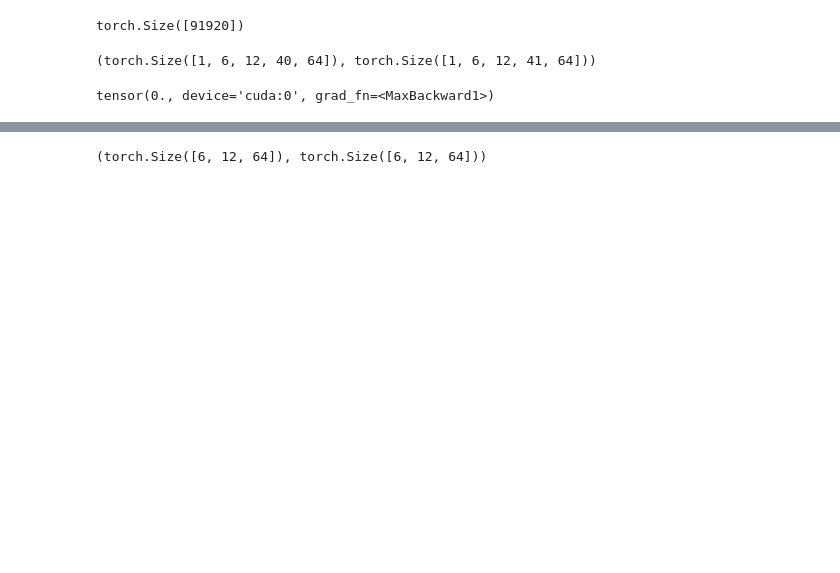
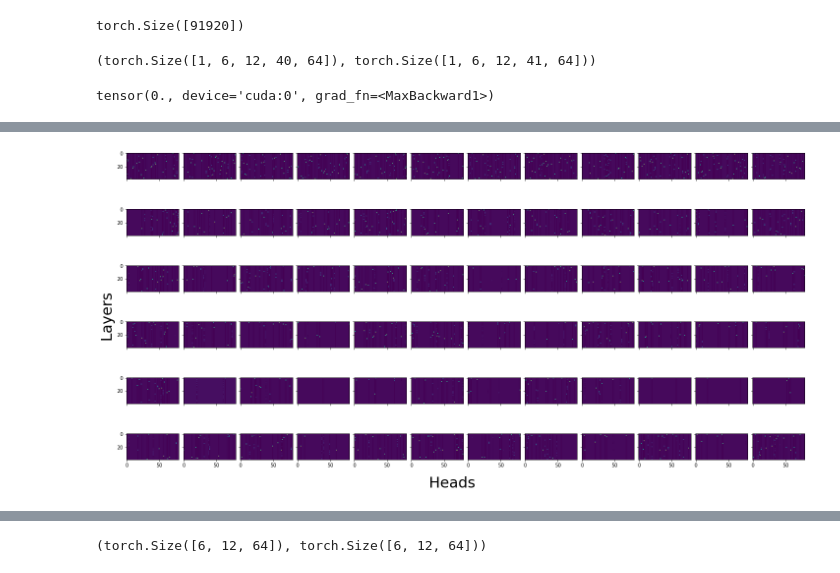
Before and after one commit to akarshkumar0101/transformer-memory, a Jupyter notebook: dead_memories.ipynb, the cells around one changed output, grey strips where cells are left out. Saved outputs shown, nothing was run; the diff lists cells and outputs as text; code cells hidden in the pictures; blank space fills up the shorter version.

```diff
--- a/dead_memories.ipynb
+++ b/dead_memories.ipynb
@@ -251,3 +293,13 @@ Step 900
+# %%
+Am_sm = sm(Am, beta1, -1)
+Am_sm_sm = sm(sm(Am_norm, beta1, -1), beta2, -2)
+# %%
+viz.subplot_layers_heads(lambda l, h:
+                         [plt.imshow(to_np(Am_sm_sm[l, h]))]
+                        )
+plt.show()
+# %% [output]
+[figure, added]
 # %%
 Q, K, V = Qs[-1], Ks[-1], Vs[-1]
 A = Q@K.transpose(-1, -2)
```
Also changed, not shown: parts of 9 cells of this notebook, 4 other files.
